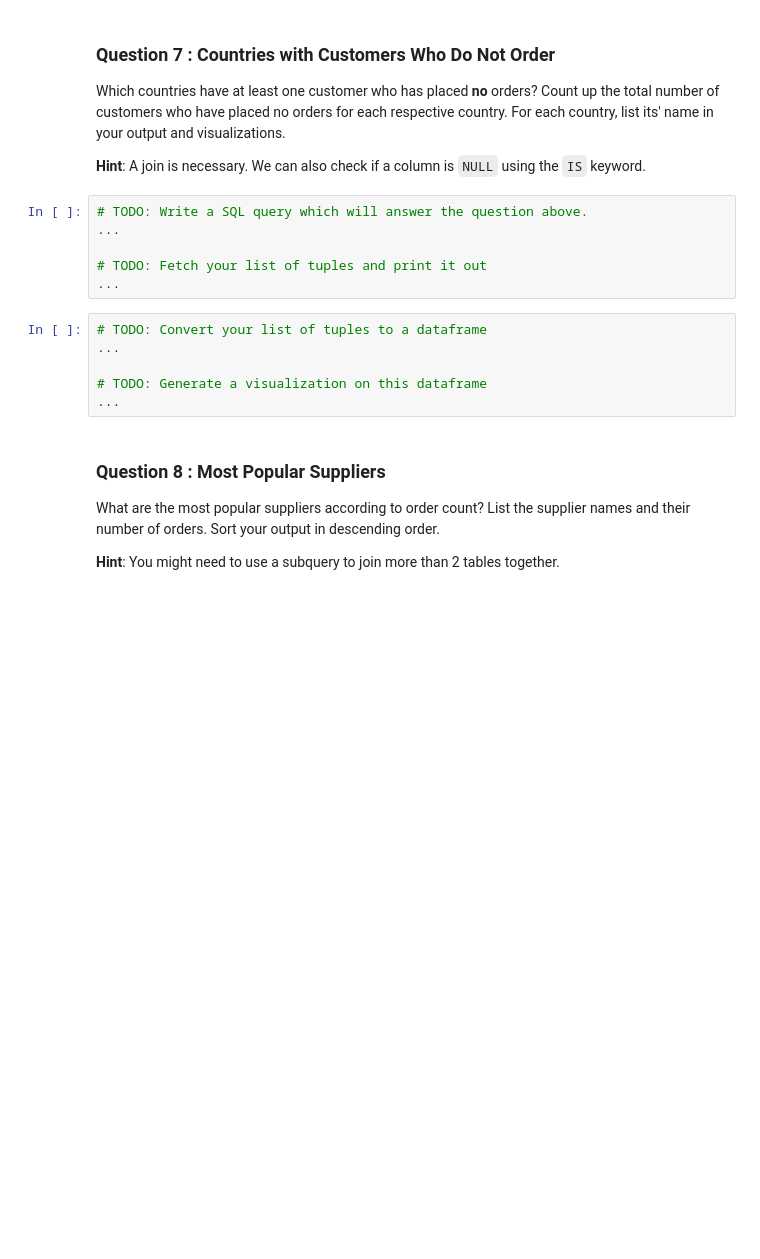
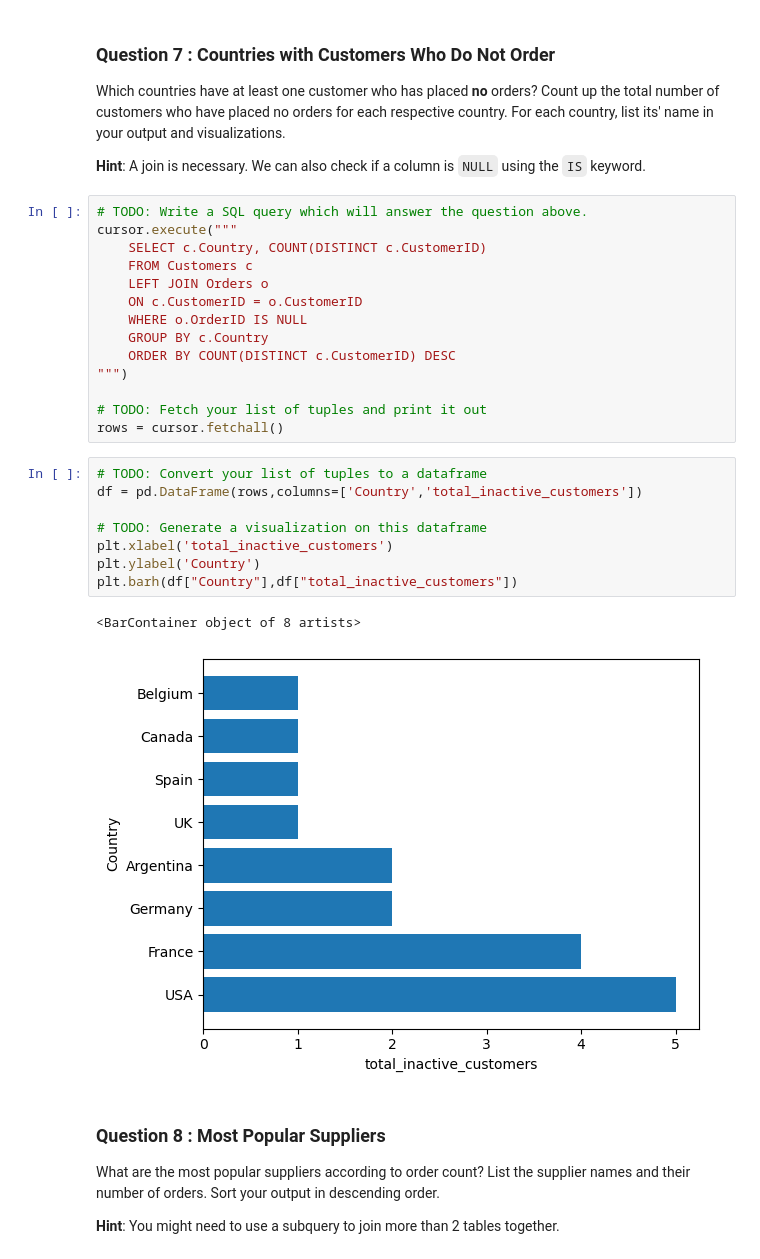
Before and after one commit to kai2233/ad-hoc-analysis, a Jupyter notebook: adhoc_report.ipynb, the cells around one changed output. Cells and saved outputs as stored; diff of their text form; blank space fills up the shorter version.

```diff
--- a/adhoc_report.ipynb
+++ b/adhoc_report.ipynb
@@ -205,16 +235,29 @@ Which countries have at least one customer who has placed **no** orders? Count u
 **Hint**: A join is necessary. We can also check if a column is `NULL` using the `IS` keyword.
 # %%
 # TODO: Write a SQL query which will answer the question above.
-...
+cursor.execute("""
+    SELECT c.Country, COUNT(DISTINCT c.CustomerID)
+    FROM Customers c
+    LEFT JOIN Orders o
+    ON c.CustomerID = o.CustomerID
+    WHERE o.OrderID IS NULL
+    GROUP BY c.Country
+    ORDER BY COUNT(DISTINCT c.CustomerID) DESC
+""")
 
 # TODO: Fetch your list of tuples and print it out
-...
+rows = cursor.fetchall()
 # %%
 # TODO: Convert your list of tuples to a dataframe
-...
+df = pd.DataFrame(rows,columns=['Country','total_inactive_customers'])
 
 # TODO: Generate a visualization on this dataframe
-...
+plt.xlabel('total_inactive_customers')
+plt.ylabel('Country')
+plt.barh(df["Country"],df["total_inactive_customers"])
+# %% [output]
+<BarContainer object of 8 artists>
+[figure, added]
 # %% [markdown]
 ### Question 8 : Most Popular Suppliers
 
```
Also changed, not shown: parts of 4 cells of this notebook.
